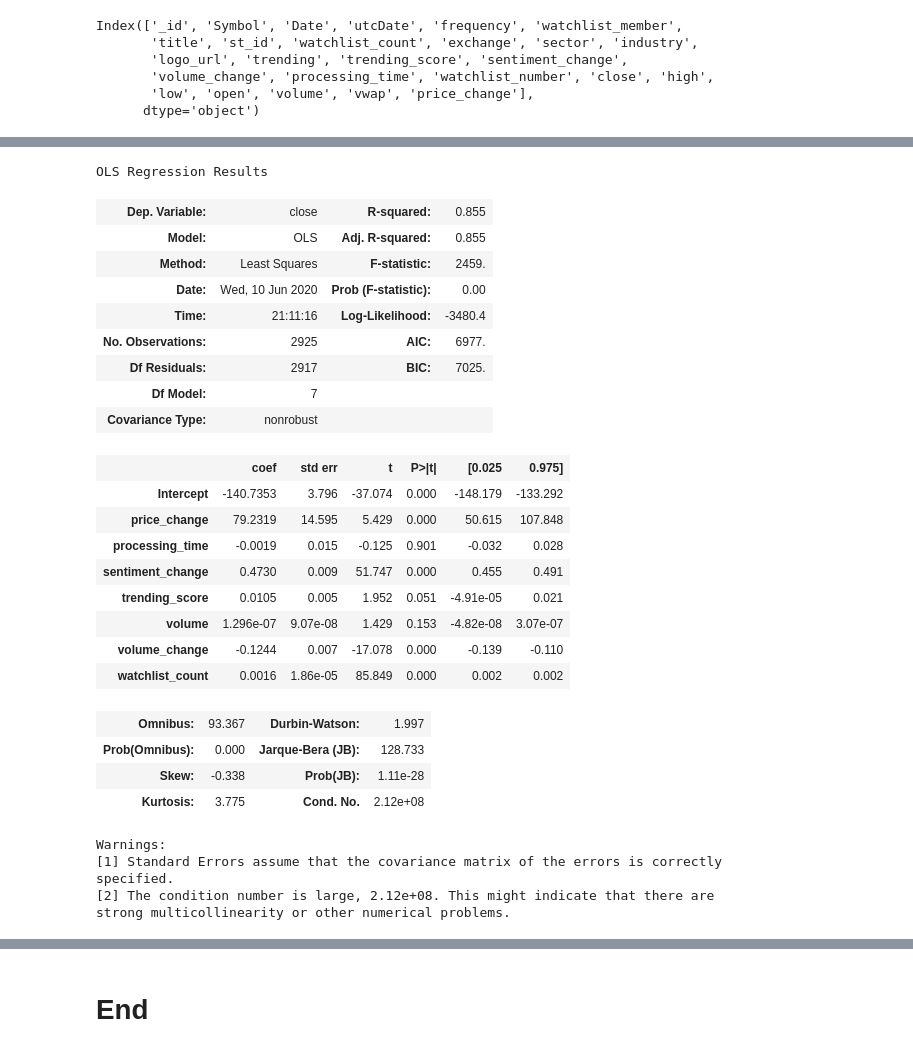
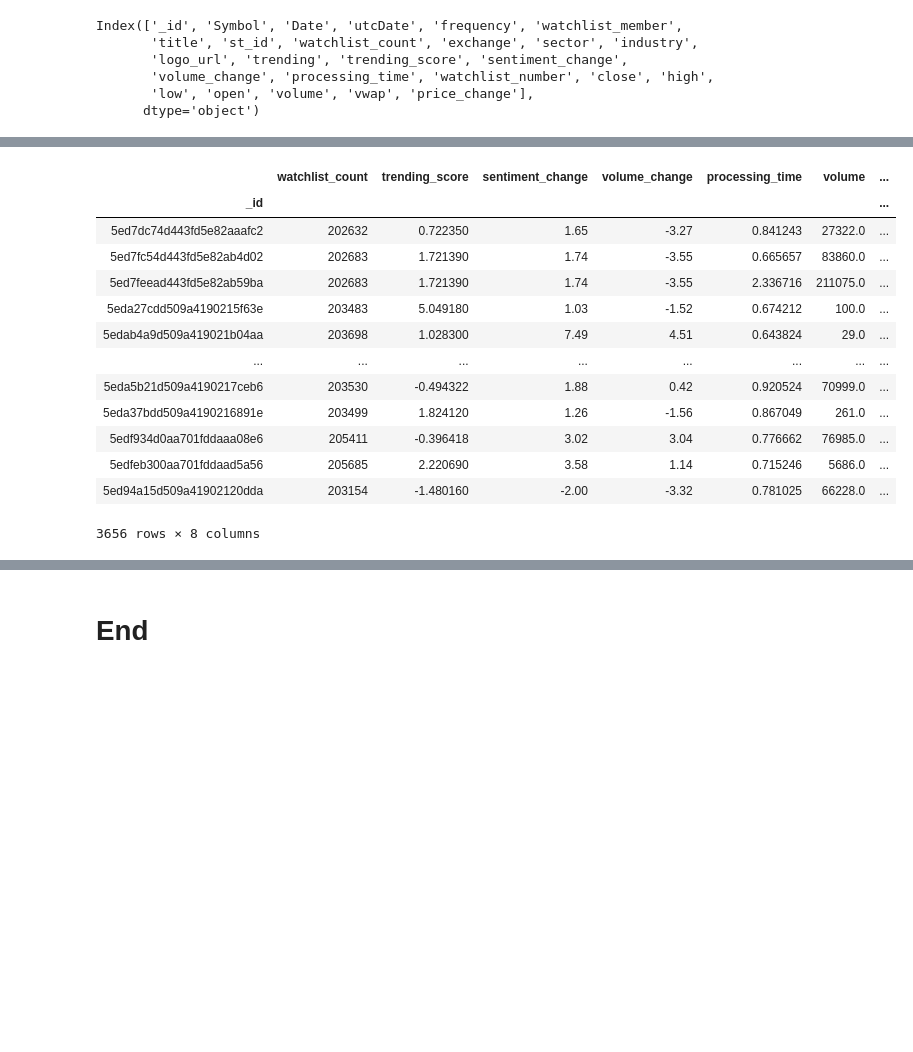
Before and after one commit to jcanque777/stock_market_data_prediction, a Jupyter notebook: msft_data.ipynb, the cells around one changed output, grey strips where cells are left out. Drawn from its saved outputs; the diff is of its cells as text; code cells hidden in the pictures; blank space fills up the shorter version.

```diff
--- a/msft_data.ipynb
+++ b/msft_data.ipynb
@@ -913,3 +937,20 @@ df_copy = deepcopy(df)
+# %%
+df_copy
+# %% [output]
+|  | watchlist_count | trending_score | sentiment_change | volume_change | processing_time | volume | ... |
+| _id |  |  |  |  |  |  | ... |
+| 5ed7dc74d443fd5e82aaafc2 | 202632 | 0.722350 | 1.65 | -3.27 | 0.841243 | 27322.0 | ... |
+| 5ed7fc54d443fd5e82ab4d02 | 202683 | 1.721390 | 1.74 | -3.55 | 0.665657 | 83860.0 | ... |
+| 5ed7feead443fd5e82ab59ba | 202683 | 1.721390 | 1.74 | -3.55 | 2.336716 | 211075.0 | ... |
+| 5eda27cdd509a4190215f63e | 203483 | 5.049180 | 1.03 | -1.52 | 0.674212 | 100.0 | ... |
+| 5edab4a9d509a419021b04aa | 203698 | 1.028300 | 7.49 | 4.51 | 0.643824 | 29.0 | ... |
+| ... | ... | ... | ... | ... | ... | ... | ... |
+| 5eda5b21d509a4190217ceb6 | 203530 | -0.494322 | 1.88 | 0.42 | 0.920524 | 70999.0 | ... |
+| 5eda37bdd509a4190216891e | 203499 | 1.824120 | 1.26 | -1.56 | 0.867049 | 261.0 | ... |
+| 5edf934d0aa701fddaaa08e6 | 205411 | -0.396418 | 3.02 | 3.04 | 0.776662 | 76985.0 | ... |
+| 5edfeb300aa701fddaad5a56 | 205685 | 2.220690 | 3.58 | 1.14 | 0.715246 | 5686.0 | ... |
+| 5ed94a15d509a41902120dda | 203154 | -1.480160 | -2.00 | -3.32 | 0.781025 | 66228.0 | ... |
+3656 rows × 8 columns
 # %%
 cols_to_use = ['watchlist_count', 'trending_score', 'sentiment_change', 'volume_change', 'processing_time', 'volume', 'price_change', 'close']
 # %%
@@ -924,33 +965,3 @@ cols_selected = '+'.join(train_set.columns.difference(['close']))
 my_formula = 'close ~' + cols_selected
 # %%
 lm_fit = sm.ols(formula = my_formula, data = train_set).fit()
-# %%
-lm_fit.summary()
-# %% [output]
-OLS Regression Results
-| Dep. Variable: | close | R-squared: | 0.855 |
-| Model: | OLS | Adj. R-squared: | 0.855 |
-| Method: | Least Squares | F-statistic: | 2459. |
-| Date: | Wed, 10 Jun 2020 | Prob (F-statistic): | 0.00 |
-| Time: | 21:11:16 | Log-Likelihood: | -3480.4 |
-| No. Observations: | 2925 | AIC: | 6977. |
-| Df Residuals: | 2917 | BIC: | 7025. |
-| Df Model: | 7 |  |  |
-| Covariance Type: | nonrobust |  |  |
-|  | coef | std err | t | P>|t| | [0.025 | 0.975] |
-| Intercept | -140.7353 | 3.796 | -37.074 | 0.000 | -148.179 | -133.292 |
-| price_change | 79.2319 | 14.595 | 5.429 | 0.000 | 50.615 | 107.848 |
-| processing_time | -0.0019 | 0.015 | -0.125 | 0.901 | -0.032 | 0.028 |
-| sentiment_change | 0.4730 | 0.009 | 51.747 | 0.000 | 0.455 | 0.491 |
-| trending_score | 0.0105 | 0.005 | 1.952 | 0.051 | -4.91e-05 | 0.021 |
-| volume | 1.296e-07 | 9.07e-08 | 1.429 | 0.153 | -4.82e-08 | 3.07e-07 |
-| volume_change | -0.1244 | 0.007 | -17.078 | 0.000 | -0.139 | -0.110 |
-| watchlist_count | 0.0016 | 1.86e-05 | 85.849 | 0.000 | 0.002 | 0.002 |
-| Omnibus: | 93.367 | Durbin-Watson: | 1.997 |
-| Prob(Omnibus): | 0.000 | Jarque-Bera (JB): | 128.733 |
-| Skew: | -0.338 | Prob(JB): | 1.11e-28 |
-| Kurtosis: | 3.775 | Cond. No. | 2.12e+08 |
-Warnings:
-[1] Standard Errors assume that the covariance matrix of the errors is correctly specified.
-[2] The condition number is large, 2.12e+08. This might indicate that there are
-strong multicollinearity or other numerical problems.
```
Also changed, not shown: parts of 50 cells of this notebook.
